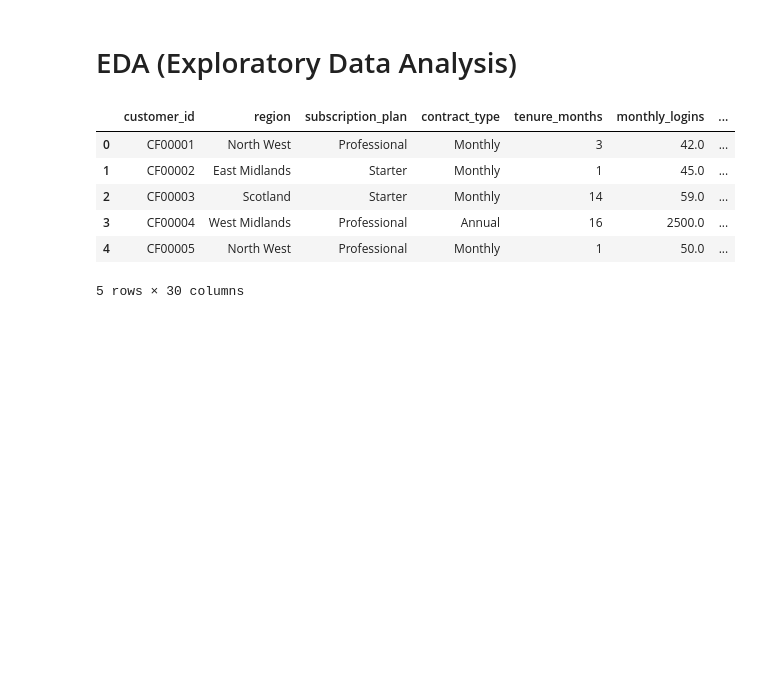
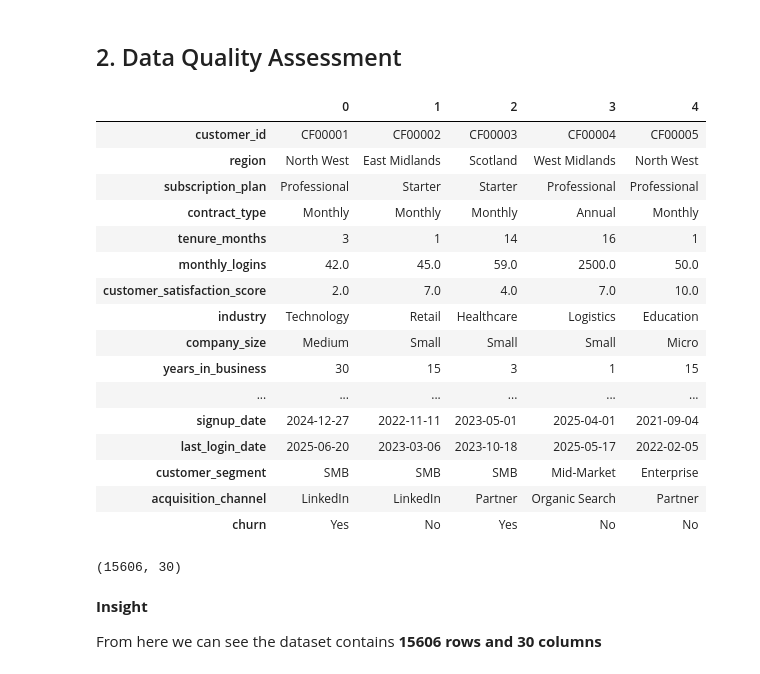
Before and after one commit to SAMMOSES26/Customer-Churn-Project, a Jupyter notebook: notebooks/EDA_and_Cleaning.ipynb, the cells around one changed output. Saved outputs shown, nothing was run; the diff lists cells and outputs as text; code cells hidden in the pictures; blank space fills up the shorter version.

````diff
--- a/notebooks/EDA_and_Cleaning.ipynb
+++ b/notebooks/EDA_and_Cleaning.ipynb
@@ -262,19 +158,37 @@ AWS EC2 Deployment
 End Users
 ```
 # %% [markdown]
-# EDA (Exploratory Data Analysis)
+## 2. Data Quality Assessment
 # %%
 import pandas as pd
 import numpy as np
 
 df=pd.read_csv("data/raw_data.csv")
 # %%
-df.head()
+df.head().T
 # %% [output]
-|  | customer_id | region | subscription_plan | contract_type | tenure_months | monthly_logins | ... |
-| 0 | CF00001 | North West | Professional | Monthly | 3 | 42.0 | ... |
-| 1 | CF00002 | East Midlands | Starter | Monthly | 1 | 45.0 | ... |
-| 2 | CF00003 | Scotland | Starter | Monthly | 14 | 59.0 | ... |
-| 3 | CF00004 | West Midlands | Professional | Annual | 16 | 2500.0 | ... |
-| 4 | CF00005 | North West | Professional | Monthly | 1 | 50.0 | ... |
+|  | 0 | 1 | 2 | 3 | 4 |
+| customer_id | CF00001 | CF00002 | CF00003 | CF00004 | CF00005 |
+| region | North West | East Midlands | Scotland | West Midlands | North West |
+| subscription_plan | Professional | Starter | Starter | Professional | Professional |
+| contract_type | Monthly | Monthly | Monthly | Annual | Monthly |
+| tenure_months | 3 | 1 | 14 | 16 | 1 |
+| monthly_logins | 42.0 | 45.0 | 59.0 | 2500.0 | 50.0 |
+| customer_satisfaction_score | 2.0 | 7.0 | 4.0 | 7.0 | 10.0 |
+| industry | Technology | Retail | Healthcare | Logistics | Education |
+| company_size | Medium | Small | Small | Small | Micro |
+| years_in_business | 30 | 15 | 3 | 1 | 15 |
+| ... | ... | ... | ... | ... | ... |
+| signup_date | 2024-12-27 | 2022-11-11 | 2023-05-01 | 2025-04-01 | 2021-09-04 |
+| last_login_date | 2025-06-20 | 2023-03-06 | 2023-10-18 | 2025-05-17 | 2022-02-05 |
+| customer_segment | SMB | SMB | SMB | Mid-Market | Enterprise |
+| acquisition_channel | LinkedIn | LinkedIn | Partner | Organic Search | Partner |
+| churn | Yes | No | Yes | No | No |
-5 rows × 30 columns
+# %%
+df.shape
+# %% [output]
+(15606, 30)
+# %% [markdown]
+**Insight**
+
+From here we can see the dataset contains **15606 rows and 30 columns**
````
Also changed, not shown: parts of 88 cells of this notebook, 3 other files.
